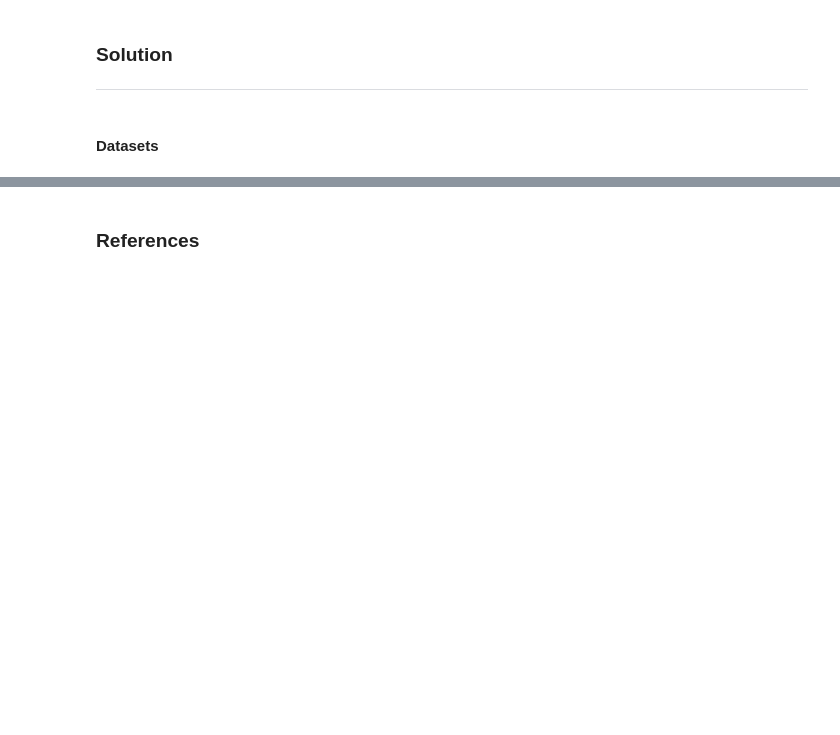
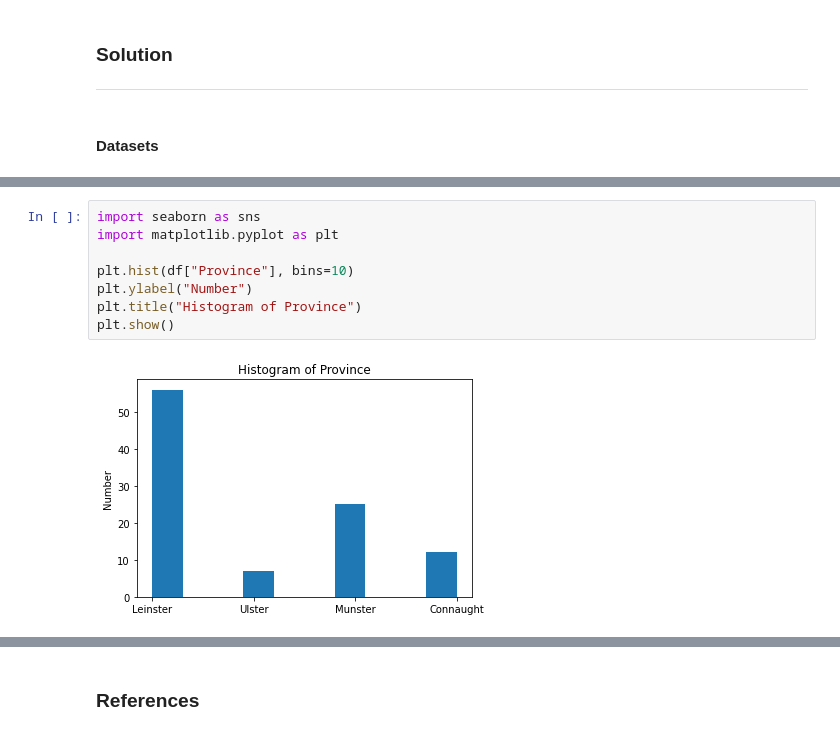
Before and after one commit to nmanley73/Project-Programming, a Jupyter notebook: Project - Programming.ipynb, the cells around one changed output, grey strips where cells are left out. Drawn from its saved outputs; the diff is of its cells as text; blank space fills up the shorter version.

Commit message:
Starting plotting

```diff
--- a/Project - Programming.ipynb
+++ b/Project - Programming.ipynb
@@ -36,0 +39,10 @@ df
+# %%
+import seaborn as sns
+import matplotlib.pyplot as plt
+
+plt.hist(df["Province"], bins=10)
+plt.ylabel("Number")
+plt.title("Histogram of Province")
+plt.show()
+# %% [output]
+[figure, added]
```
Also changed, not shown: parts of 7 cells of this notebook, 1 other file.
